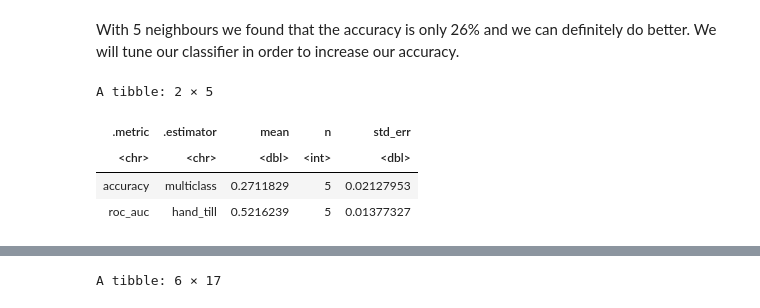
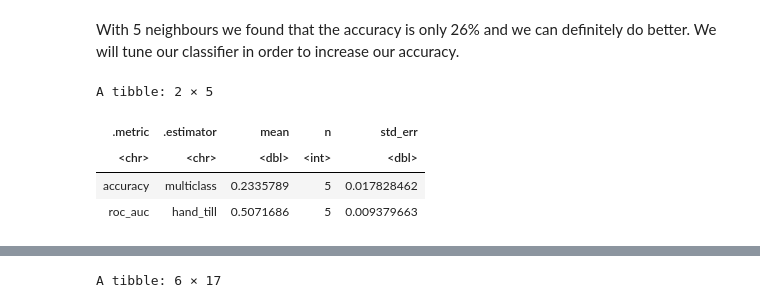
Before and after one commit to FelixNg21/DSCI100-project, a Jupyter notebook: Classification work.ipynb, the cells around one changed output, grey strips where cells are left out. Cells and saved outputs as stored; diff of their text form; code cells hidden in the pictures.

```diff
--- a/Classification work.ipynb
+++ b/Classification work.ipynb
@@ -311,26 +311,26 @@ With 5 neighbours we found that the accuracy is only 26% and we can definitely d
 # %%
 # cross-validation
 student_vfold <- vfold_cv(student_train, v = 5, strata = label)
 
 set.seed(2020)
 
-student_recipe_2 <- recipe(label ~ Medu + Fedu + studytime + failures  + health + absences,
+student_recipe_2 <- recipe(label ~ failures + absences,
                          data = student_train) %>%
      step_scale(all_predictors()) %>%
      step_center(all_predictors())
 
 knn_fit_2 <- workflow() %>%
     add_recipe(student_recipe_2) %>%
     add_model(knn_spec) %>%
     fit_resamples(resamples = student_vfold)
 
 knn_fit_2 %>% collect_metrics()
 # %% [output]
 A tibble: 2 × 5
 | .metric | .estimator | mean | n | std_err |
 | <chr> | <chr> | <dbl> | <int> | <dbl> |
-| accuracy | multiclass | 0.2711829 | 5 | 0.02127953 |
-| roc_auc | hand_till | 0.5216239 | 5 | 0.01377327 |
+| accuracy | multiclass | 0.2335789 | 5 | 0.017828462 |
+| roc_auc | hand_till | 0.5071686 | 5 | 0.009379663 |
 # %%
 # Finding the best K by plotting accuracy vs K
 
```
Also changed, not shown: parts of 11 cells of this notebook.
